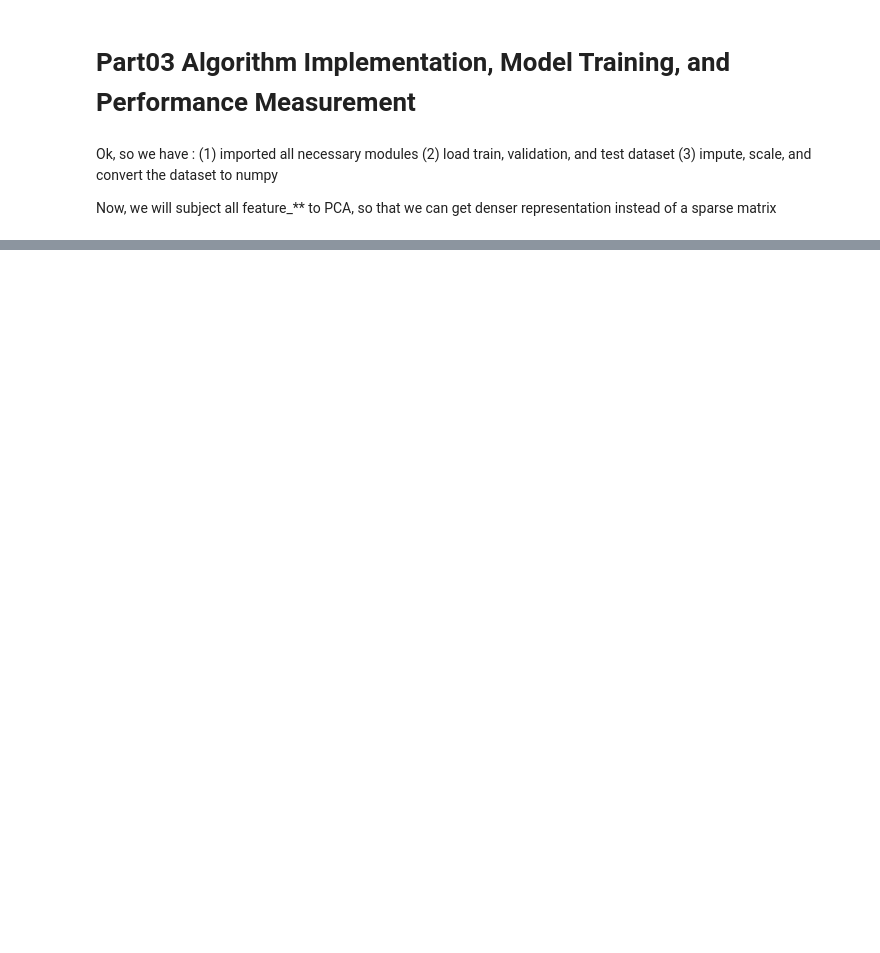
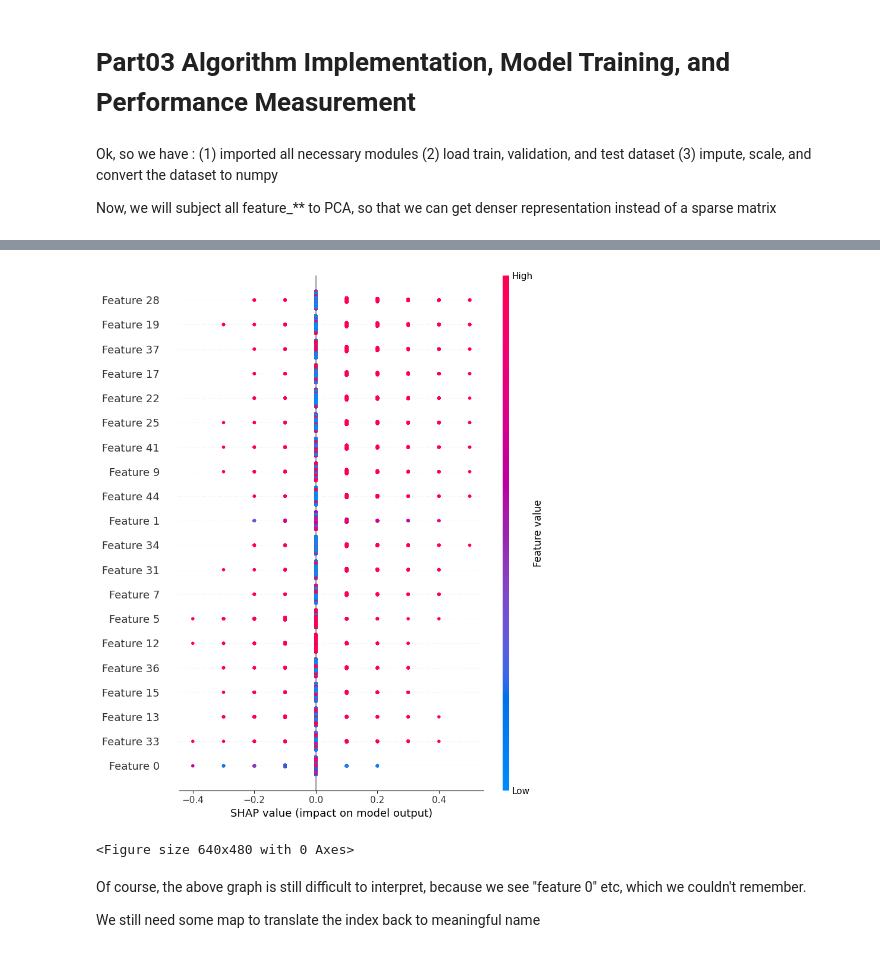
Before and after one commit to i-putu-mahendra-wijaya/20231122_teleco_churn_prediction, a Jupyter notebook: notebooks/exploration/part03_algo_implementation.ipynb, the cells around one changed output, grey strips where cells are left out. Drawn from its saved outputs; the diff is of its cells as text; code cells hidden in the pictures; blank space fills up the shorter version.

Commit message:
calculate SHAP value and tune Hyper Parameter for GradientBoostingClassifier model

```diff
--- a/notebooks/exploration/part03_algo_implementation.ipynb
+++ b/notebooks/exploration/part03_algo_implementation.ipynb
@@ -250,0 +350,10 @@ sv_classifier f1_score is 0.6890645586297759
+# %%
+# Save Gradient Boosting Classifier Algorithm
+gb_classifier: GradientBoostingClassifier = classifier_candidates["gb_classifier"].classification_model
+
+file_name: str = "../../models/gb_classifier.pkl"
+
+joblib.dump(
+    value=gb_classifier,
+    filename=file_name
+)
@@ -250,0 +368,43 @@ sv_classifier f1_score is 0.6890645586297759
+# %%
+# create masker for shap calculation
+def my_masker(mask, x):
+    # in this simple example we just zero out the features we are masking
+    return (x * mask).reshape(1, len(x))
+
+# create function to wrap the entire steps for predicting
+def make_prediction(
+        feature_np: np.ndarray
+) -> None:
+
+    pca: PCA = joblib.load(
+        filename="../../models/feature_pca.pkl"
+    )
+
+    feature_pca: np.ndarray = pca.transform(X=feature_np)
+
+    gb_classifier: GradientBoostingClassifier = joblib.load(
+        filename="../../models/gb_classifier.pkl"
+    )
+
+    return gb_classifier.predict(X=feature_pca)
+
+
+explainer: shp.Explainer = shp.Explainer(
+    model=make_prediction,
+    masker=my_masker
+
+)
+
+explainer_test: shp.Explainer = explainer(feature_train_np)
+shp.summary_plot(explainer_test)
+
+plt.savefig(
+    "../figures/shap_value_explainer.png"
+)
+# %% [output]
+[figure, added]
+<Figure size 640x480 with 0 Axes>
+# %% [markdown]
+Of course, the above graph is still difficult to interpret, because we see "feature 0" etc, which we couldn't remember.
+
+We still need some map to translate the index back to meaningful name
```
Also changed, not shown: parts of 8 cells of this notebook, 26 other files.
